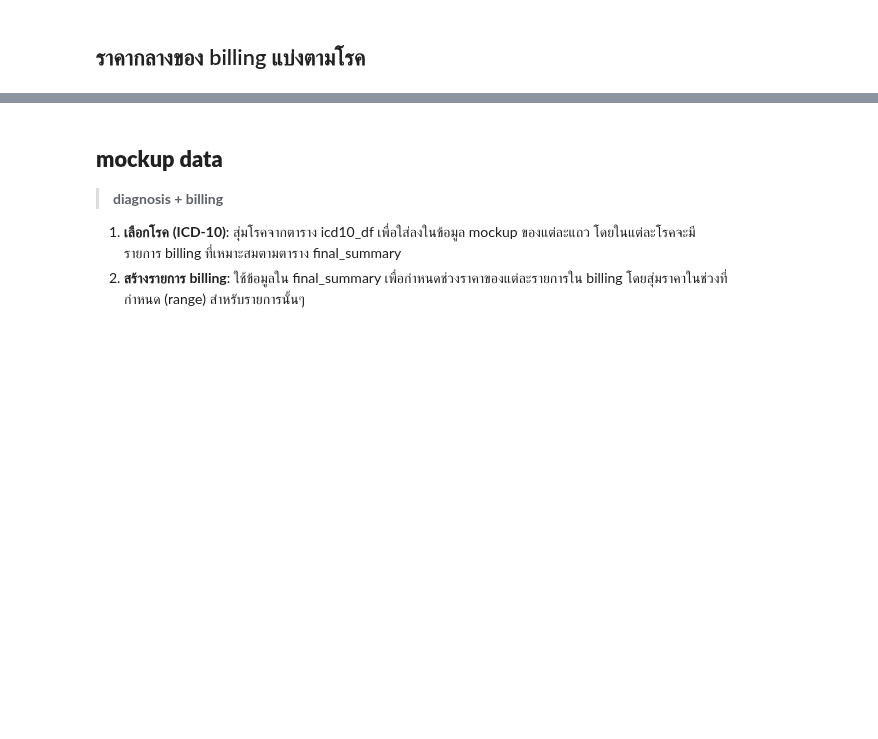
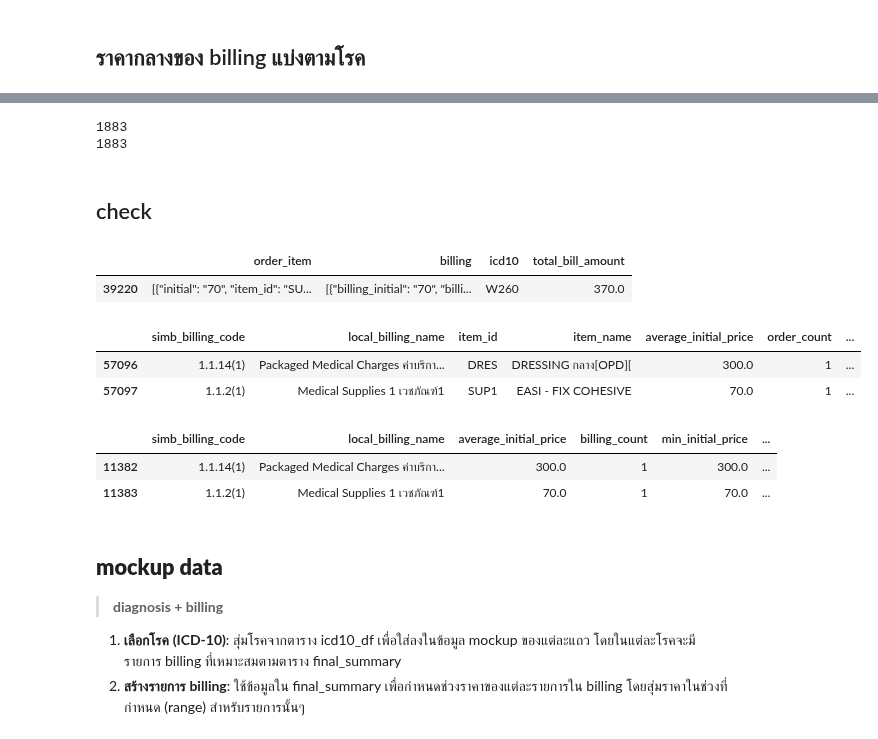
Before and after one commit to nxxk23/AI-Engineer, a Jupyter notebook: fraud/mockup.ipynb, the cells around one changed output, grey strips where cells are left out. Drawn from its saved outputs; the diff is of its cells as text; code cells hidden in the pictures; blank space fills up the shorter version.

```diff
--- a/fraud/mockup.ipynb
+++ b/fraud/mockup.ipynb
@@ -147,0 +236,6 @@ final_summary.to_csv('/content/drive/MyDrive/AIEngineer/fraud/mockup/range_billi
+# %%
+print(final_order_summary['icd10'].nunique())
+print(final_summary['icd10'].nunique())
+# %% [output]
+1883
+1883
@@ -148,3 +244,22 @@ final_summary.to_csv('/content/drive/MyDrive/AIEngineer/fraud/mockup/range_billi
+# %% [markdown]
+## check
+# %%
+data[data['icd10']=='W260'][['order_item','billing','icd10','total_bill_amount']]
+# %% [output]
+|  | order_item | billing | icd10 | total_bill_amount |
+| 39220 | [{"initial": "70", "item_id": "SU... | [{"billing_initial": "70", "billi... | W260 | 370.0 |
+# %%
+final_order_summary[final_order_summary['icd10']=='W260']
+# %% [output]
+|  | simb_billing_code | local_billing_name | item_id | item_name | average_initial_price | order_count | ... |
+| 57096 | 1.1.14(1) | Packaged Medical Charges ค่าบริกา... | DRES | DRESSING กลาง[OPD][ | 300.0 | 1 | ... |
+| 57097 | 1.1.2(1) | Medical Supplies 1 เวชภัณฑ์1 | SUP1 | EASI - FIX COHESIVE | 70.0 | 1 | ... |
+# %%
+final_summary[final_summary['icd10']=='W260']
+# %% [output]
+|  | simb_billing_code | local_billing_name | average_initial_price | billing_count | min_initial_price | ... |
+| 11382 | 1.1.14(1) | Packaged Medical Charges ค่าบริกา... | 300.0 | 1 | 300.0 | ... |
+| 11383 | 1.1.2(1) | Medical Supplies 1 เวชภัณฑ์1 | 70.0 | 1 | 70.0 | ... |
 # %% [markdown]
 ## **mockup data**
 >
```
Also changed, not shown: parts of 39 cells of this notebook.
